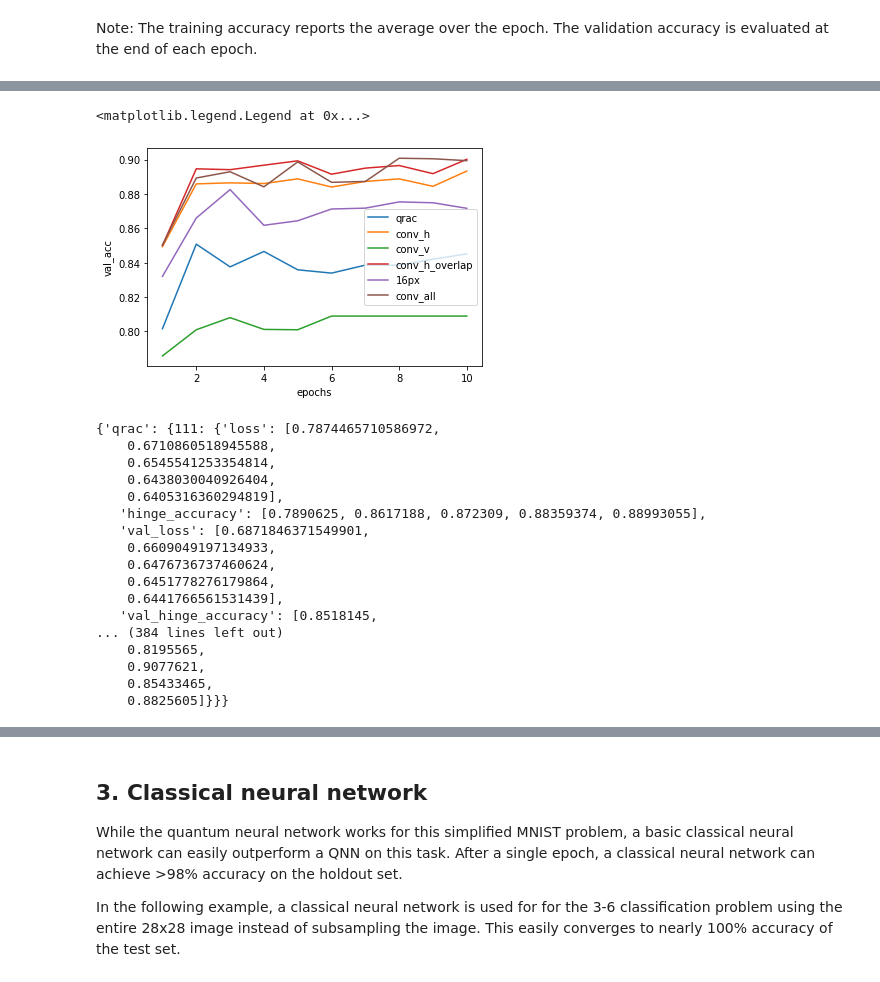
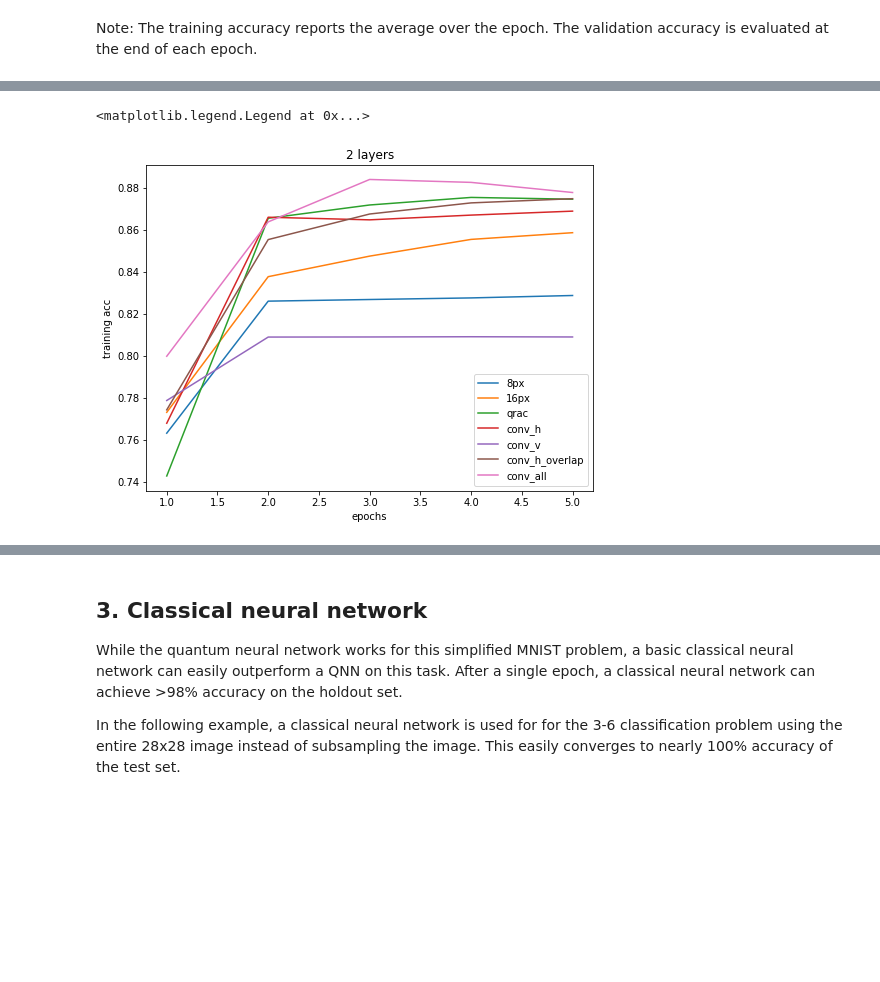
Before and after one commit to Coldog2333/qc_group_project, a Jupyter notebook: mnist-conv.ipynb, the cells around one changed output, grey strips where cells are left out. Drawn from its saved outputs; the diff is of its cells as text; code cells hidden in the pictures; blank space fills up the shorter version.

```diff
--- a/mnist-conv.ipynb
+++ b/mnist-conv.ipynb
@@ -877,33 +941,37 @@ Note: The training accuracy reports the average over the epoch. The validation a
 # %%
 import glob
 import pickle
 
 hist = {
 
 }
 
-seeds = [111,222,333,444,555]
-methods = ['qrac', 'conv_h', 'conv_v', 'conv_h_overlap', '16px', 'conv_all']
+seeds = [111,222,333,444]
+methods = ['8px', '16px', 'qrac', 'conv_h', 'conv_v', 'conv_h_overlap', 'conv_all']
 
 for method in methods:
     hist[method] = {}
     for seed in seeds:
-        for file in glob.glob(f'results/{method}*_{seed}_*'):
+        for file in glob.glob(f'results/{method}*_2_{seed}_*'):
             with open(file, 'rb') as f:
                 hist[method][seed] = pickle.load(f)
+
+
+
+plt.figure(figsize=(8,6))
+for method in methods:
+    val_coll = []
+    for seed in seeds:
+        val_coll.append(hist[method][seed]['hinge_accuracy'])
+    x_plot = np.arange(1,6)
+    val_mean = np.mean(np.array(val_coll), axis=0)
+    val_std = np.std(np.array(val_coll), axis=0)
+    plt.plot(x_plot, val_mean, label=method)
+
+plt.xlabel('epochs')
+plt.ylabel('training acc')
+plt.title('2 layers')
+plt.legend()
+# %% [output]
+<matplotlib.legend.Legend at 0x...>
+[figure, added]
-# %%
-for method in methods:
-    val_coll = []
-    for seed in seeds:
-        val_coll.append(hist[method][seed]['val_hinge_accuracy'])
-    x_plot = np.arange(1,11)
-    val_mean = np.mean(np.array(val_coll), axis=0)
-    val_std = np.std(np.array(val_coll), axis=0)
-    plt.plot(x_plot, val_mean, label=method)
-
-plt.xlabel('epochs')
-plt.ylabel('val_acc')
-plt.legend()
-# %% [output]
-<matplotlib.legend.Legend at 0x...>
-[figure, removed]
@@ -927,20 +977,0 @@ for method in methods:
-# %%
-hist
-# %% [output]
-{'qrac': {111: {'loss': [0.7874465710586972,
-    0.6710860518945588,
-    0.6545541253354814,
-    0.6438030040926404,
-    0.6405316360294819],
-   'hinge_accuracy': [0.7890625, 0.8617188, 0.872309, 0.88359374, 0.88993055],
-   'val_loss': [0.6871846371549901,
-    0.6609049197134933,
-    0.6476736737460624,
-    0.6451778276179864,
-    0.6441766561531439],
-   'val_hinge_accuracy': [0.8518145,
-... (384 lines left out)
-    0.8195565,
-    0.9077621,
-    0.85433465,
-    0.8825605]}}}
```
Also changed, not shown: parts of 53 cells of this notebook, 53 other files.
